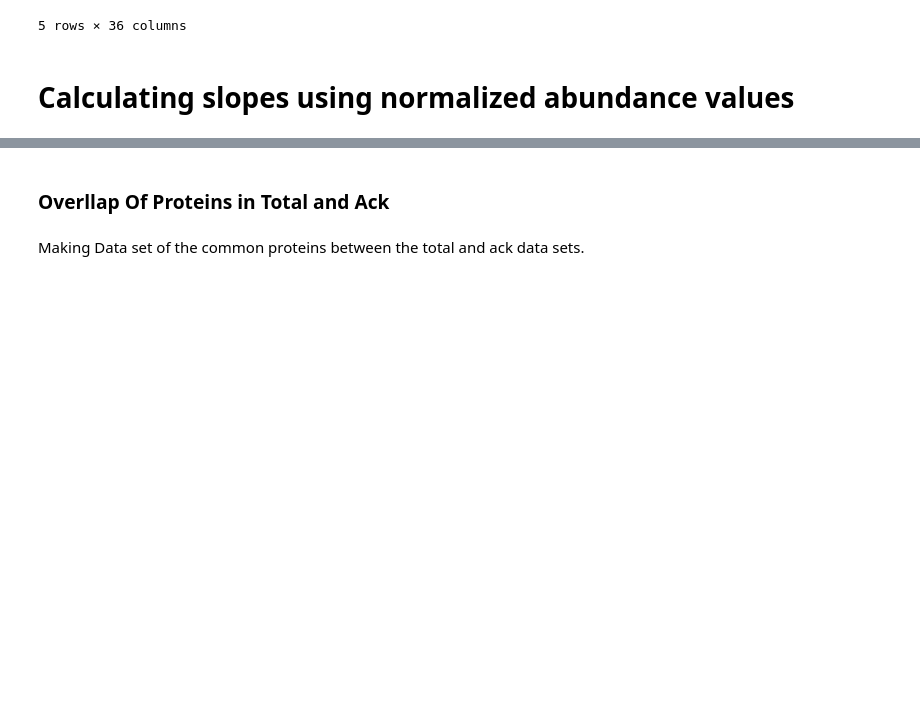
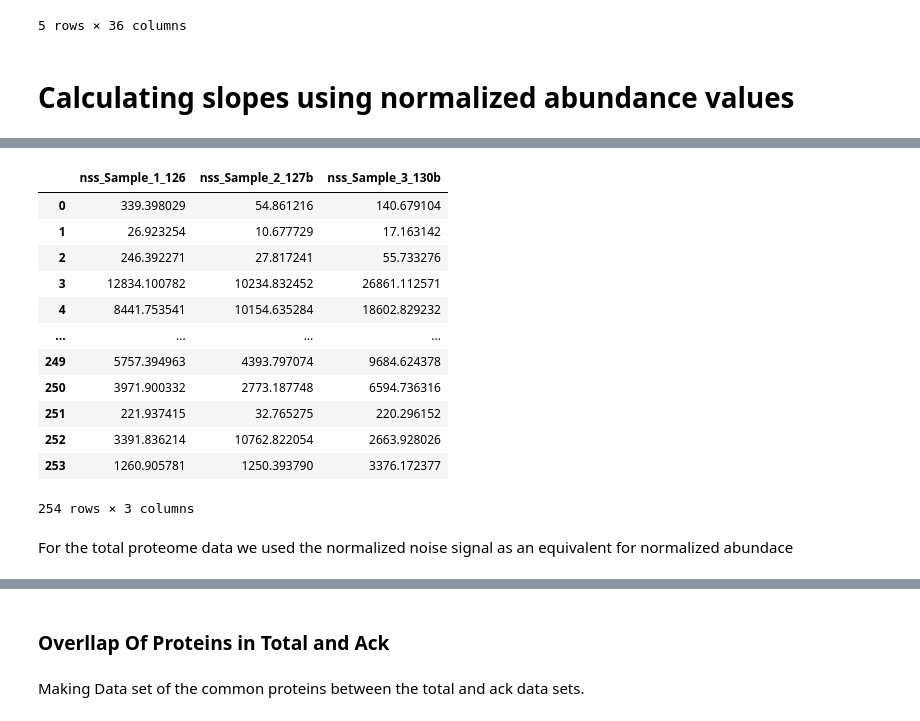
Before and after one commit to KyraGriffin/bmsip_internship_seta, a Jupyter notebook: protein_isolation.ipynb, the cells around one changed output, grey strips where cells are left out. Saved outputs shown, nothing was run; the diff lists cells and outputs as text; code cells hidden in the pictures; blank space fills up the shorter version.

```diff
--- a/protein_isolation.ipynb
+++ b/protein_isolation.ipynb
@@ -637,0 +688,23 @@ norm_abundance
+# %%
+total_norm_abundance = proteomics_total.iloc[:, 18:21].copy()
+
+# Replacing the zero values with the mean of the column for all columns
+total_norm_abundance.replace(0,total_norm_abundance.mean(axis=0),inplace=True)
+
+total_norm_abundance
+# %% [output]
+|  | nss_Sample_1_126 | nss_Sample_2_127b | nss_Sample_3_130b |
+| 0 | 339.398029 | 54.861216 | 140.679104 |
+| 1 | 26.923254 | 10.677729 | 17.163142 |
+| 2 | 246.392271 | 27.817241 | 55.733276 |
+| 3 | 12834.100782 | 10234.832452 | 26861.112571 |
+| 4 | 8441.753541 | 10154.635284 | 18602.829232 |
+| ... | ... | ... | ... |
+| 249 | 5757.394963 | 4393.797074 | 9684.624378 |
+| 250 | 3971.900332 | 2773.187748 | 6594.736316 |
+| 251 | 221.937415 | 32.765275 | 220.296152 |
+| 252 | 3391.836214 | 10762.822054 | 2663.928026 |
+| 253 | 1260.905781 | 1250.393790 | 3376.172377 |
+254 rows × 3 columns
+# %% [markdown]
+For the total proteome data we used the normalized noise signal as an equivalent for normalized abundace
```
Also changed, not shown: parts of 10 cells of this notebook.
